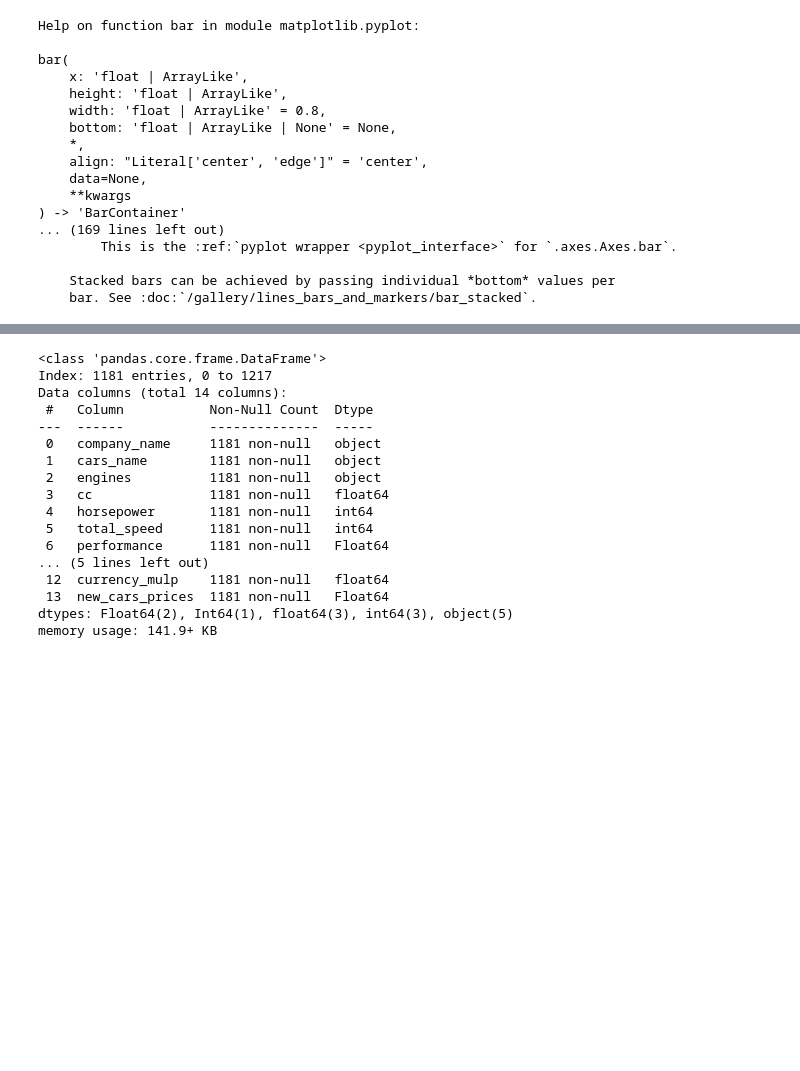
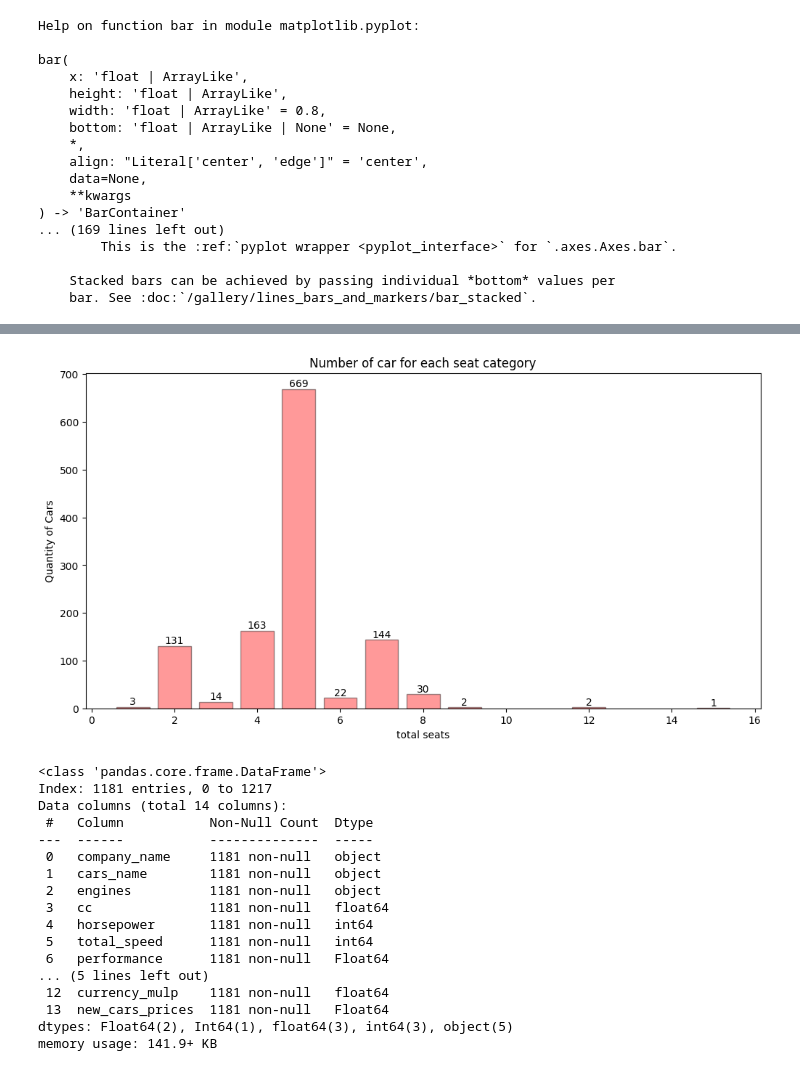
Before and after one commit to Godzillar-mata/my_practice_files, a Jupyter notebook: Exercise_Preview_dataframe_Car_datasets_2025.ipynb, the cells around one changed output, grey strips where cells are left out. Saved outputs shown, nothing was run; the diff lists cells and outputs as text; code cells hidden in the pictures; blank space fills up the shorter version.

```diff
--- a/Exercise_Preview_dataframe_Car_datasets_2025.ipynb
+++ b/Exercise_Preview_dataframe_Car_datasets_2025.ipynb
@@ -664,0 +702,30 @@ bar(
+# %%
+# Create bar plot function
+def plt_bar_fn(
+        x,
+        height,
+        color="red",
+        alpha=0.4,
+        edgecolor="black",
+        figsize=(12,6),
+        title="none",
+        xlabel="none",
+        ylabel="none"
+):
+    fig, ax = plt.subplots(figsize=figsize)
+    bar_chart = ax.bar(
+        x,
+        height,
+        color=color,
+        alpha=alpha,
+        edgecolor=edgecolor
+    )
+    ax.bar_label(bar_chart, fmt= "%.0f")
+    ax.set_title(title)
+    ax.set_xlabel(xlabel)
+    ax.set_ylabel(ylabel)
+    plt.show()
+# %%
+# number of cars group by seat.
+bar_ncarbyseat = df_cleaned2.groupby("seats")["cars_name"].count().sort_values(ascending=False).reset_index(name= "car_count")
+bar_ncarbyseat
@@ -665,3 +745,13 @@ bar(
+# %%
+plt_bar_fn(
+    x= bar_ncarbyseat["seats"],
+    height= bar_ncarbyseat["car_count"],
+    title="Number of car for each seat category",
+    xlabel="total seats",
+    ylabel="Quantity of Cars"
+)
+# %% [output]
+[figure, added]
 # %%
 df_cleaned2.info()
 # %% [output]
```
Also changed, not shown: parts of 3 cells of this notebook.
